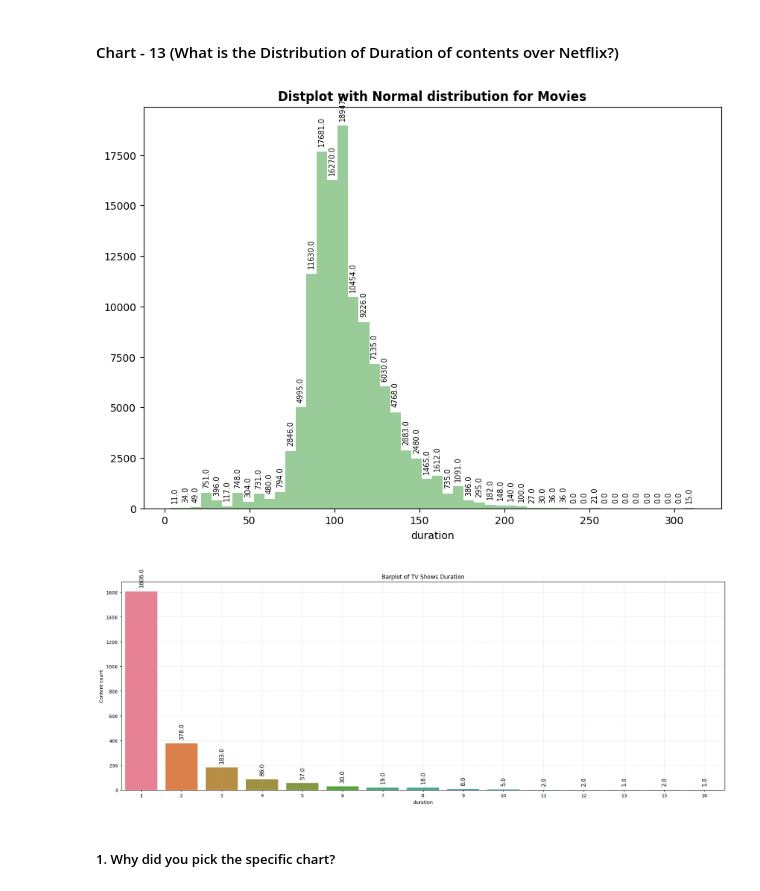
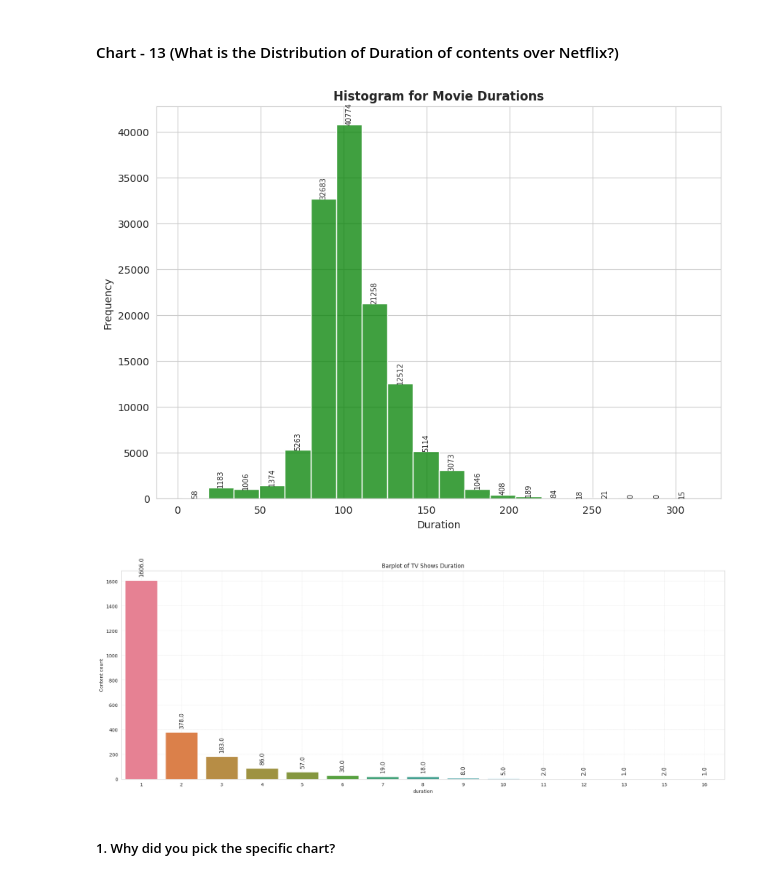
Before and after one commit to Nileshkl/Unsupervised-ML--Netflix-Movies-and-TV-Shows-Clustering, a Jupyter notebook: Capstone_Project_Unsupervised_ML_Netflix_Movies_and_TV_Shows_Clustering.ipynb, the cells around one changed output. Cells and saved outputs as stored; diff of their text form; code cells hidden in the pictures.

```diff
--- a/Capstone_Project_Unsupervised_ML_Netflix_Movies_and_TV_Shows_Clustering.ipynb
+++ b/Capstone_Project_Unsupervised_ML_Netflix_Movies_and_TV_Shows_Clustering.ipynb
@@ -1224,19 +1225,26 @@ Currently most of the movies are added in 15th day of month or at the last day o
 # %% [markdown]
 #### Chart - 13 (What is the Distribution of Duration of contents over Netflix?)
 # %%
-#Checking the distribution of Movie Durations
-plt.figure(figsize=(10,7))
-plots= sns.distplot(df_movies['duration'],kde=False, color=['green'])
-plt.title('Distplot with Normal distribution for Movies',fontweight="bold")
-for bar in plots.patches:
-   plots.annotate(bar.get_height(),
-                  (bar.get_x() + bar.get_width() / 2,
-                   bar.get_height()), ha='center', va='bottom',
-                  size=7, xytext=(0, 5),
-                  textcoords='offset points', rotation=90)
+# Checking the distribution of Movie Durations
+plt.figure(figsize=(10, 7))
+sns.set_style("whitegrid")  # Set the style to whitegrid
+
+# Create a histogram using histplot
+ax = sns.histplot(data=df_movies['duration'], kde=False, color='green', bins=20)
+
+plt.title('Histogram for Movie Durations', fontweight="bold")
+plt.xlabel('Duration')
+plt.ylabel('Frequency')
+
+# Add value annotations to the bars
+for bar in ax.patches:
+    ax.text(bar.get_x() + bar.get_width() / 2, bar.get_height(),
+            int(bar.get_height()), ha='center', va='bottom', size=7, rotation=90)
+
+# Show the plot
 plt.show()
 # %% [output]
-[figure, old version]
+[figure, new version]
 # %%
 plt.figure(figsize=(23,8))
 df_duration = df_tvshows.groupby(['duration']).agg({'title':'nunique'}).reset_index().sort_values(by=['duration'],ascending=False)
@@ -1252,7 +1260,7 @@ for bar in plots.patches:
                   textcoords='offset points', rotation=90)
 plt.show()
 # %% [output]
-[figure, old version]
+[figure, new version]
 # %% [markdown]
 ##### 1. Why did you pick the specific chart?
 # %% [markdown]
```
Also changed, not shown: parts of 3 cells of this notebook.
